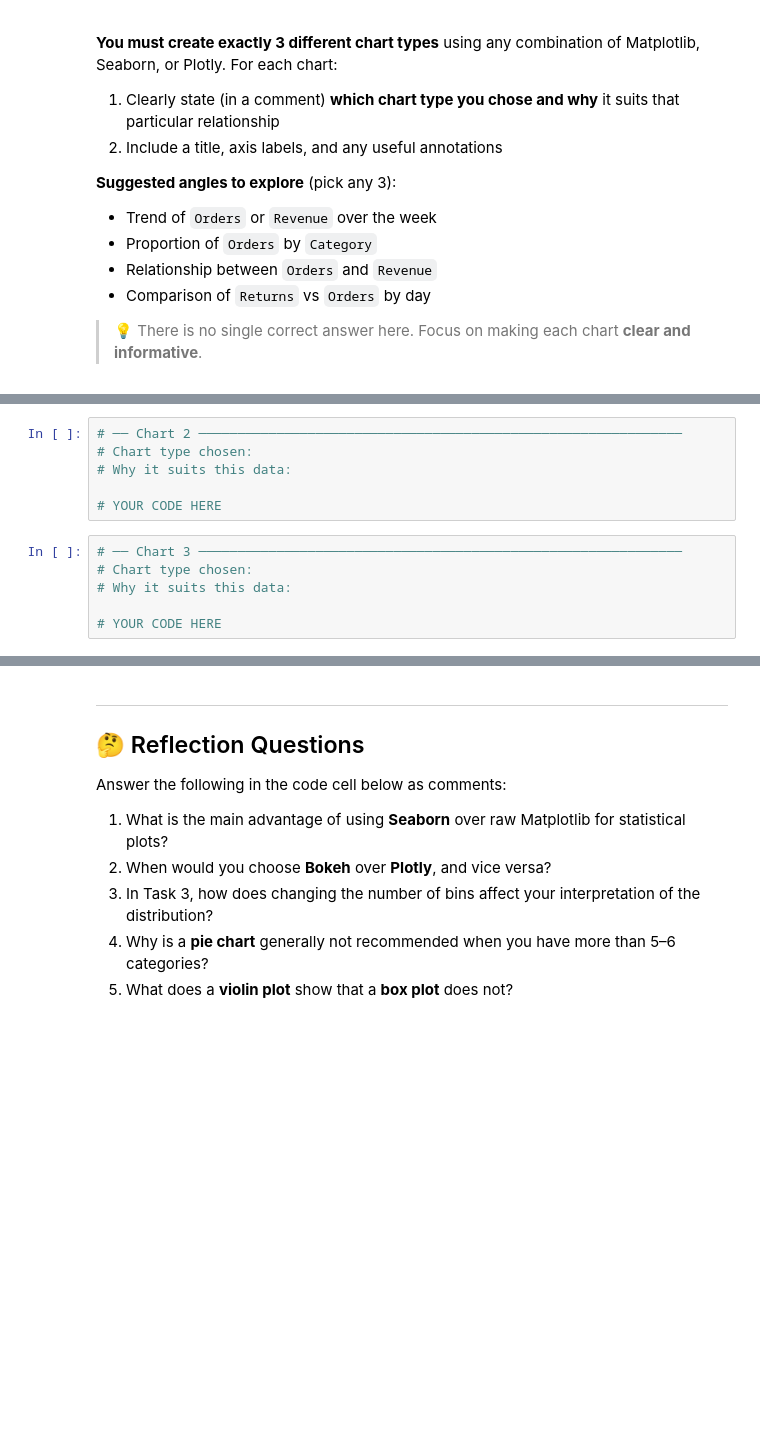
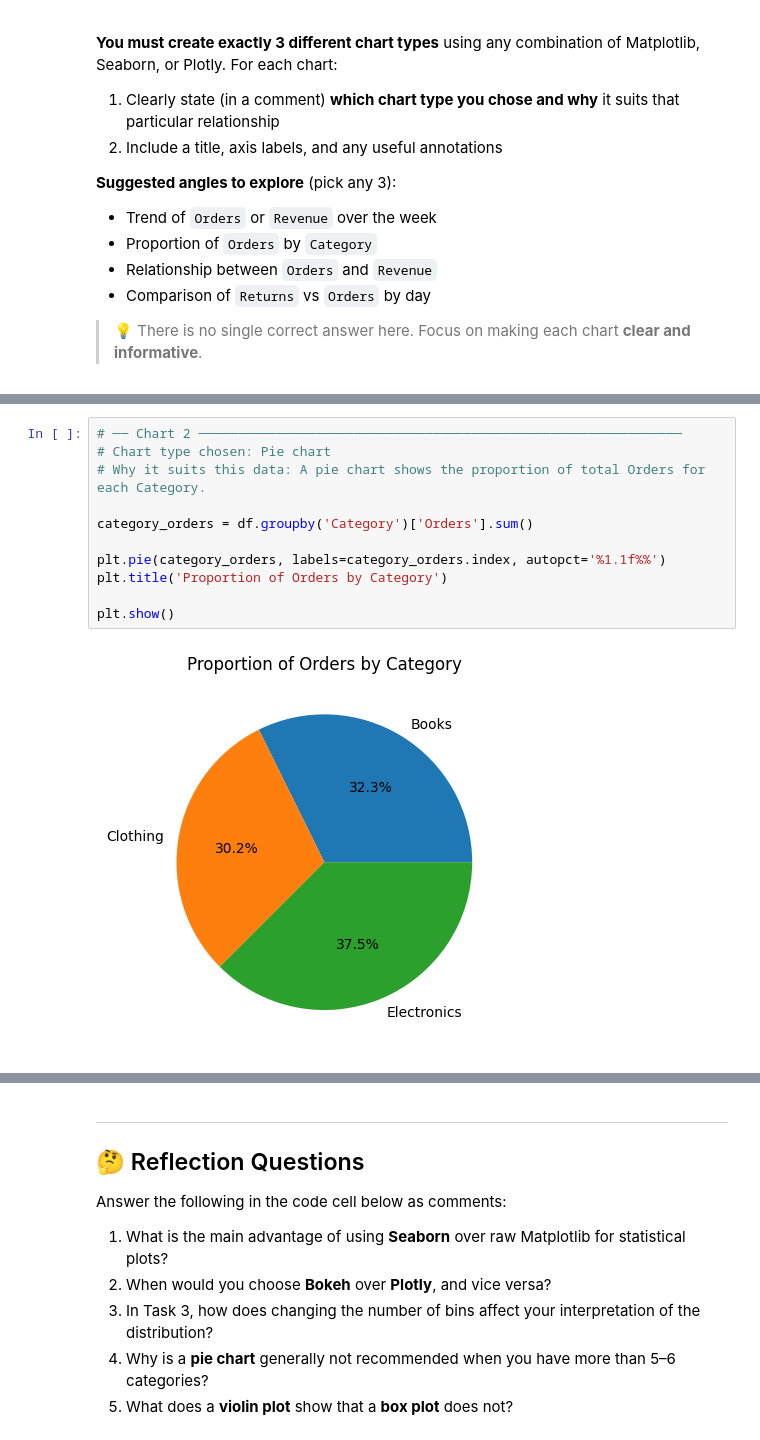
Before and after one commit to FurqanAlyy/AI-ML-NIAI, a Jupyter notebook: Data_Visualization_Worksheet.ipynb, the cells around one changed output, grey strips where cells are left out. Saved outputs shown, nothing was run; the diff lists cells and outputs as text; blank space fills up the shorter version.

```diff
--- a/Data_Visualization_Worksheet.ipynb
+++ b/Data_Visualization_Worksheet.ipynb
@@ -427,12 +439,13 @@ df = pd.DataFrame({
-# %%
-# ── Chart 2 ──────────────────────────────────────────────────────────────
-# Chart type chosen:
-# Why it suits this data:
-
-# YOUR CODE HERE
-# %%
-# ── Chart 3 ──────────────────────────────────────────────────────────────
-# Chart type chosen:
-# Why it suits this data:
-
-# YOUR CODE HERE
+# %%
+# ── Chart 2 ──────────────────────────────────────────────────────────────
+# Chart type chosen: Pie chart
+# Why it suits this data: A pie chart shows the proportion of total Orders for each Category.
+
+category_orders = df.groupby('Category')['Orders'].sum()
+
+plt.pie(category_orders, labels=category_orders.index, autopct='%1.1f%%')
+plt.title('Proportion of Orders by Category')
+
+plt.show()
+# %% [output]
+[figure, added]
```
Also changed, not shown: parts of 4 cells of this notebook.
